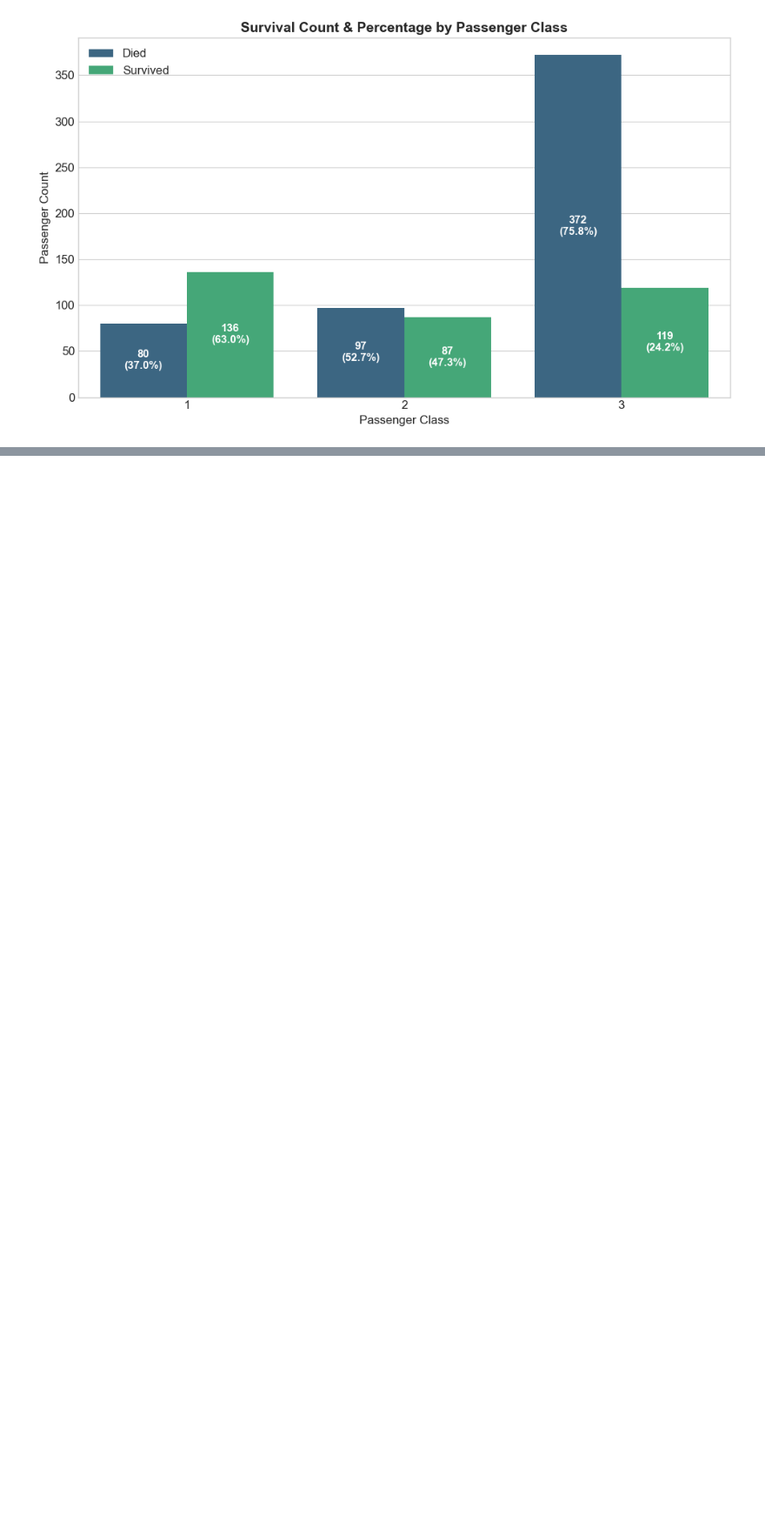
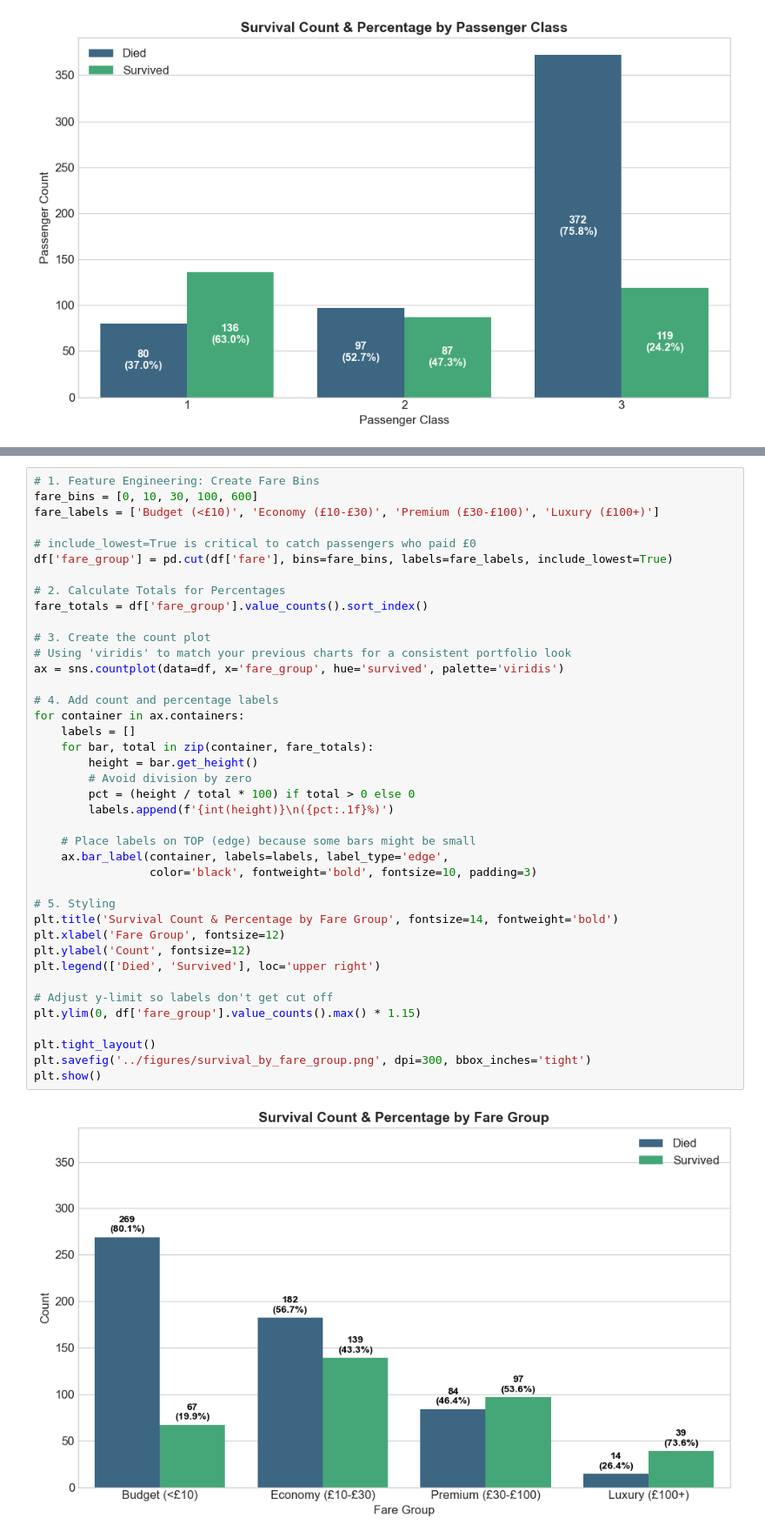
Before and after one commit to profadept/titanic-survival-analysis, a Jupyter notebook: notebooks/titanic-survival-analysis.ipynb, the cells around one changed output, grey strips where cells are left out. Shown at 87% size. Drawn from its saved outputs; the diff is of its cells as text; blank space fills up the shorter version.

```diff
--- a/notebooks/titanic-survival-analysis.ipynb
+++ b/notebooks/titanic-survival-analysis.ipynb
@@ -754,0 +806,42 @@ plt.show()
+# %%
+# 1. Feature Engineering: Create Fare Bins
+fare_bins = [0, 10, 30, 100, 600]
+fare_labels = ['Budget (<£10)', 'Economy (£10-£30)', 'Premium (£30-£100)', 'Luxury (£100+)']
+
+# include_lowest=True is critical to catch passengers who paid £0
+df['fare_group'] = pd.cut(df['fare'], bins=fare_bins, labels=fare_labels, include_lowest=True)
+
+# 2. Calculate Totals for Percentages
+fare_totals = df['fare_group'].value_counts().sort_index()
+
+# 3. Create the count plot
+# Using 'viridis' to match your previous charts for a consistent portfolio look
+ax = sns.countplot(data=df, x='fare_group', hue='survived', palette='viridis')
+
+# 4. Add count and percentage labels
+for container in ax.containers:
+    labels = []
+    for bar, total in zip(container, fare_totals):
+        height = bar.get_height()
+        # Avoid division by zero
+        pct = (height / total * 100) if total > 0 else 0
+        labels.append(f'{int(height)}\n({pct:.1f}%)')
+
+    # Place labels on TOP (edge) because some bars might be small
+    ax.bar_label(container, labels=labels, label_type='edge',
+                 color='black', fontweight='bold', fontsize=10, padding=3)
+
+# 5. Styling
+plt.title('Survival Count & Percentage by Fare Group', fontsize=14, fontweight='bold')
+plt.xlabel('Fare Group', fontsize=12)
+plt.ylabel('Count', fontsize=12)
+plt.legend(['Died', 'Survived'], loc='upper right')
+
+# Adjust y-limit so labels don't get cut off
+plt.ylim(0, df['fare_group'].value_counts().max() * 1.15)
+
+plt.tight_layout()
+plt.savefig('../figures/survival_by_fare_group.png', dpi=300, bbox_inches='tight')
+plt.show()
+# %% [output]
+[figure, added]
```
Also changed, not shown: parts of 11 cells of this notebook, 4 other files.
